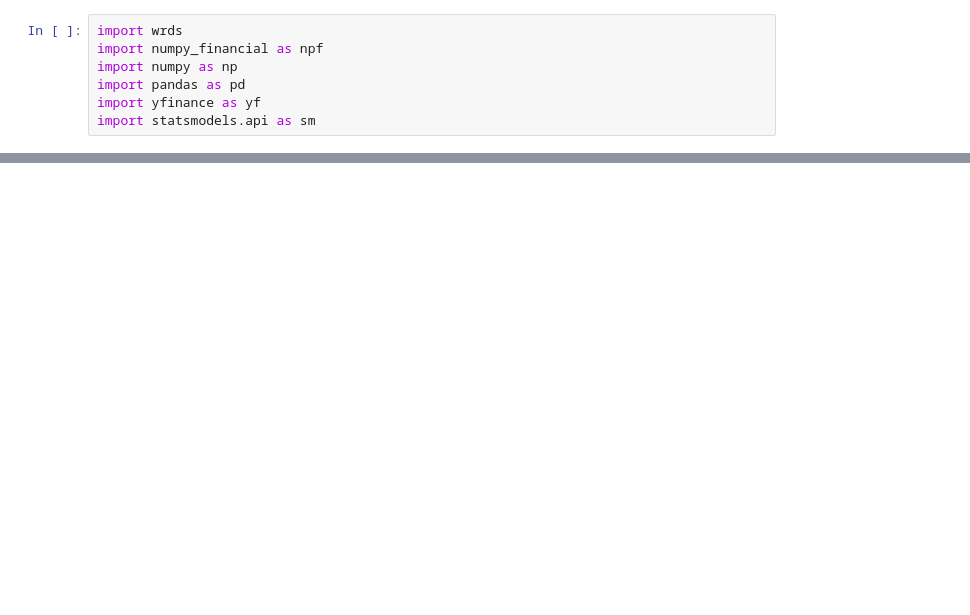
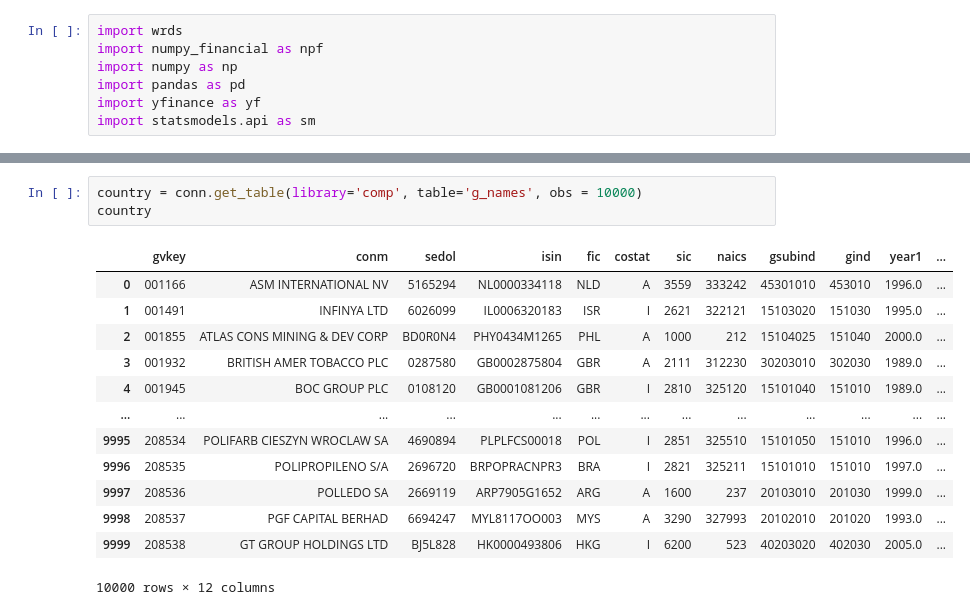
Before and after one commit to LJMfintech/Financial_Data_Analysis, a Jupyter notebook: DataAnalysisHW1.ipynb, the cells around one changed output, grey strips where cells are left out. Cells and saved outputs as stored; diff of their text form; blank space fills up the shorter version.

```diff
--- a/DataAnalysisHW1.ipynb
+++ b/DataAnalysisHW1.ipynb
@@ -20,0 +79,17 @@ print(lib_list)
+# %%
+country = conn.get_table(library='comp', table='g_names', obs = 10000)
+country
+# %% [output]
+|  | gvkey | conm | sedol | isin | fic | costat | sic | naics | gsubind | gind | year1 | ... |
+| 0 | 001166 | ASM INTERNATIONAL NV | 5165294 | NL0000334118 | NLD | A | 3559 | 333242 | 45301010 | 453010 | 1996.0 | ... |
+| 1 | 001491 | INFINYA LTD | 6026099 | IL0006320183 | ISR | I | 2621 | 322121 | 15103020 | 151030 | 1995.0 | ... |
+| 2 | 001855 | ATLAS CONS MINING & DEV CORP | BD0R0N4 | PHY0434M1265 | PHL | A | 1000 | 212 | 15104025 | 151040 | 2000.0 | ... |
+| 3 | 001932 | BRITISH AMER TOBACCO PLC | 0287580 | GB0002875804 | GBR | A | 2111 | 312230 | 30203010 | 302030 | 1989.0 | ... |
+| 4 | 001945 | BOC GROUP PLC | 0108120 | GB0001081206 | GBR | I | 2810 | 325120 | 15101040 | 151010 | 1989.0 | ... |
+| ... | ... | ... | ... | ... | ... | ... | ... | ... | ... | ... | ... | ... |
+| 9995 | 208534 | POLIFARB CIESZYN WROCLAW SA | 4690894 | PLPLFCS00018 | POL | I | 2851 | 325510 | 15101050 | 151010 | 1996.0 | ... |
+| 9996 | 208535 | POLIPROPILENO S/A | 2696720 | BRPOPRACNPR3 | BRA | I | 2821 | 325211 | 15101010 | 151010 | 1997.0 | ... |
+| 9997 | 208536 | POLLEDO SA | 2669119 | ARP7905G1652 | ARG | A | 1600 | 237 | 20103010 | 201030 | 1999.0 | ... |
+| 9998 | 208537 | PGF CAPITAL BERHAD | 6694247 | MYL8117OO003 | MYS | A | 3290 | 327993 | 20102010 | 201020 | 1993.0 | ... |
+| 9999 | 208538 | GT GROUP HOLDINGS LTD | BJ5L828 | HK0000493806 | HKG | I | 6200 | 523 | 40203020 | 402030 | 2005.0 | ... |
+10000 rows × 12 columns
```
Also changed, not shown: parts of 11 cells of this notebook.
